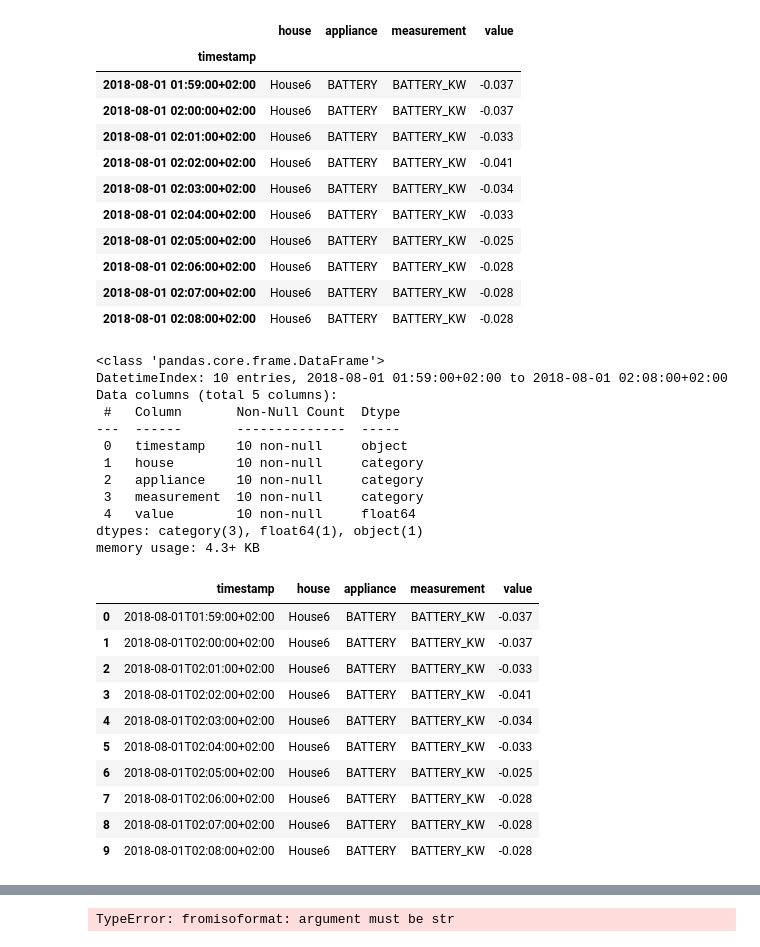
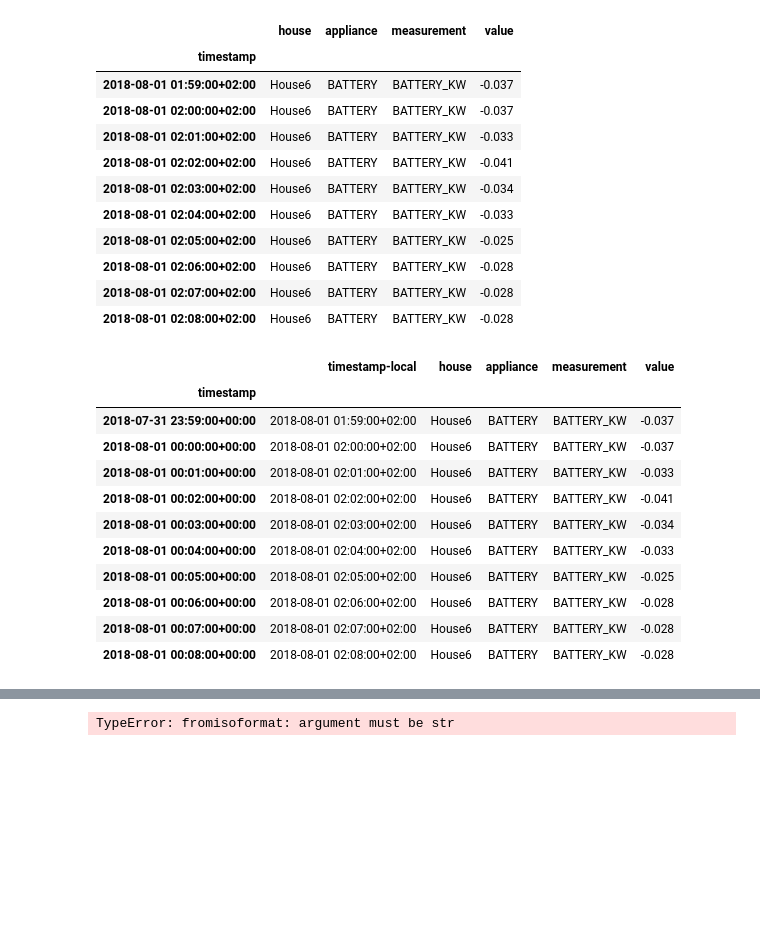
Before and after one commit to yezhengkai/manipulate-large-datasets, a Jupyter notebook: notebooks/large_csv.ipynb, the cells around one changed output, grey strips where cells are left out. Cells and saved outputs as stored; diff of their text form; code cells hidden in the pictures; blank space fills up the shorter version.

```diff
--- a/notebooks/large_csv.ipynb
+++ b/notebooks/large_csv.ipynb
@@ -98,47 +98,35 @@ small_df
 | 2018-08-01 02:08:00+02:00 | House6 | BATTERY | BATTERY_KW | -0.028 |
 # %%
 dtype = {
-    "timestamp": str,
+    "timestamp-local": str,
     "house": _cat_house,
     "appliance": _cat_appliance,
     "measurement": _cat_measurement,
     "value": "float64",
 }
+names = ["timestamp-local", "house", "appliance", "measurement", "value"]
 small_df = pd.read_csv(
     path_heeten_data,
     nrows=10,
     # index_col=["timestamp"],
     # parse_dates=["timestamp"],
+    names=names,
+    header=0,
     dtype=dtype,
 )
 
-# small_df.reindex(pd.to_datetime(small_df["timestamp"]))
-small_df.set_index(pd.to_datetime(small_df["timestamp"]), inplace=True)
-small_df.info()
+small_df.set_index(pd.to_datetime(small_df["timestamp-local"], utc=True).rename("timestamp"), inplace=True)
+small_df
 # %% [output]
-<class 'pandas.core.frame.DataFrame'>
-DatetimeIndex: 10 entries, 2018-08-01 01:59:00+02:00 to 2018-08-01 02:08:00+02:00
-Data columns (total 5 columns):
- #   Column       Non-Null Count  Dtype
----  ------       --------------  -----
- 0   timestamp    10 non-null     object
- 1   house        10 non-null     category
- 2   appliance    10 non-null     category
- 3   measurement  10 non-null     category
- 4   value        10 non-null     float64
-dtypes: category(3), float64(1), object(1)
-memory usage: 4.3+ KB
+|  | timestamp-local | house | appliance | measurement | value |
+| timestamp |  |  |  |  |  |
+| 2018-07-31 23:59:00+00:00 | 2018-08-01 01:59:00+02:00 | House6 | BATTERY | BATTERY_KW | -0.037 |
+| 2018-08-01 00:00:00+00:00 | 2018-08-01 02:00:00+02:00 | House6 | BATTERY | BATTERY_KW | -0.037 |
+| 2018-08-01 00:01:00+00:00 | 2018-08-01 02:01:00+02:00 | House6 | BATTERY | BATTERY_KW | -0.033 |
+| 2018-08-01 00:02:00+00:00 | 2018-08-01 02:02:00+02:00 | House6 | BATTERY | BATTERY_KW | -0.041 |
+| 2018-08-01 00:03:00+00:00 | 2018-08-01 02:03:00+02:00 | House6 | BATTERY | BATTERY_KW | -0.034 |
+| 2018-08-01 00:04:00+00:00 | 2018-08-01 02:04:00+02:00 | House6 | BATTERY | BATTERY_KW | -0.033 |
+| 2018-08-01 00:05:00+00:00 | 2018-08-01 02:05:00+02:00 | House6 | BATTERY | BATTERY_KW | -0.025 |
+| 2018-08-01 00:06:00+00:00 | 2018-08-01 02:06:00+02:00 | House6 | BATTERY | BATTERY_KW | -0.028 |
+| 2018-08-01 00:07:00+00:00 | 2018-08-01 02:07:00+02:00 | House6 | BATTERY | BATTERY_KW | -0.028 |
+| 2018-08-01 00:08:00+00:00 | 2018-08-01 02:08:00+02:00 | House6 | BATTERY | BATTERY_KW | -0.028 |
-# %%
-small_df
-# %% [output]
-|  | timestamp | house | appliance | measurement | value |
-| 0 | 2018-08-01T01:59:00+02:00 | House6 | BATTERY | BATTERY_KW | -0.037 |
-| 1 | 2018-08-01T02:00:00+02:00 | House6 | BATTERY | BATTERY_KW | -0.037 |
-| 2 | 2018-08-01T02:01:00+02:00 | House6 | BATTERY | BATTERY_KW | -0.033 |
-| 3 | 2018-08-01T02:02:00+02:00 | House6 | BATTERY | BATTERY_KW | -0.041 |
-| 4 | 2018-08-01T02:03:00+02:00 | House6 | BATTERY | BATTERY_KW | -0.034 |
-| 5 | 2018-08-01T02:04:00+02:00 | House6 | BATTERY | BATTERY_KW | -0.033 |
-| 6 | 2018-08-01T02:05:00+02:00 | House6 | BATTERY | BATTERY_KW | -0.025 |
-| 7 | 2018-08-01T02:06:00+02:00 | House6 | BATTERY | BATTERY_KW | -0.028 |
-| 8 | 2018-08-01T02:07:00+02:00 | House6 | BATTERY | BATTERY_KW | -0.028 |
-| 9 | 2018-08-01T02:08:00+02:00 | House6 | BATTERY | BATTERY_KW | -0.028 |
```
Also changed, not shown: parts of 2 cells of this notebook.
